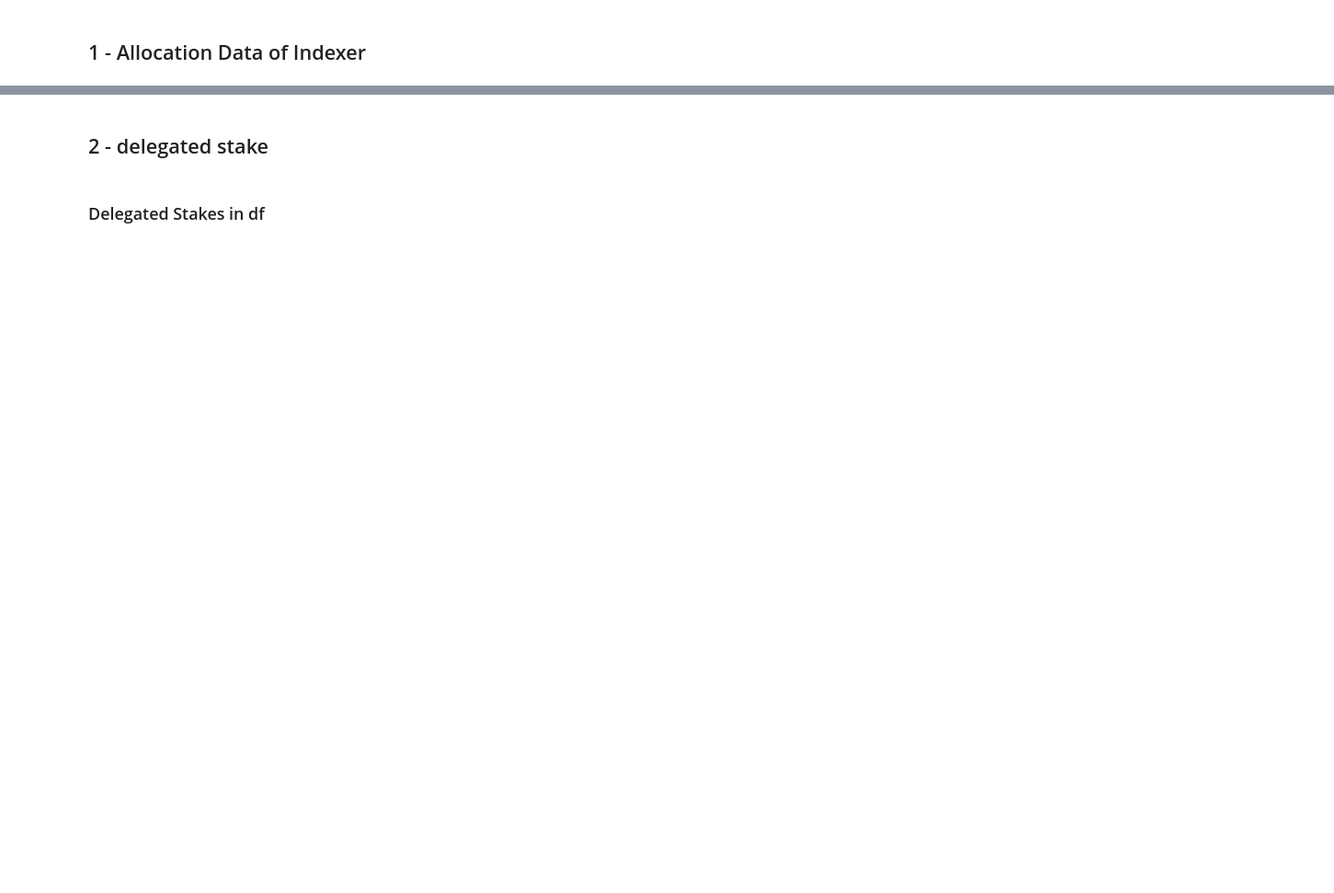
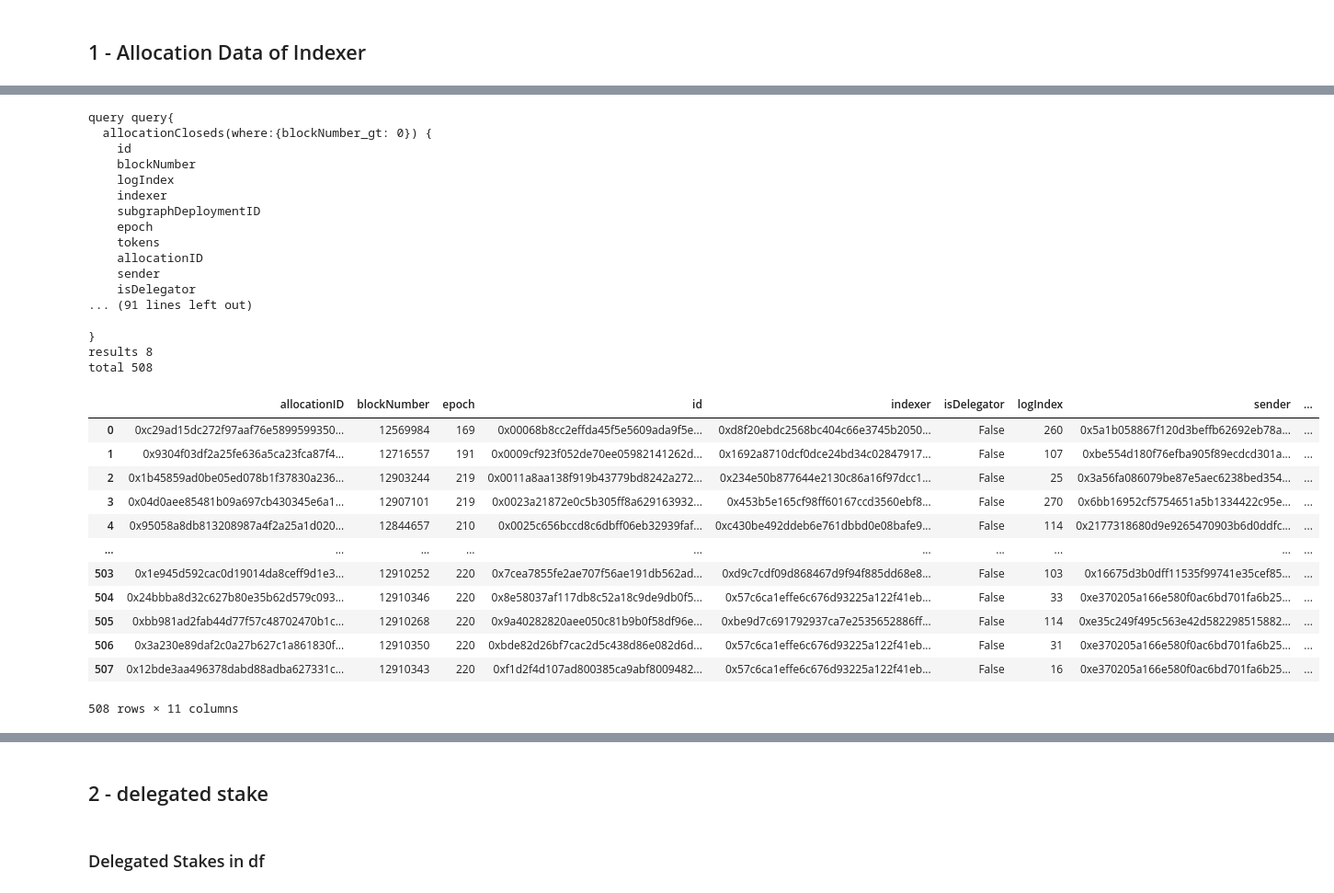
Before and after one commit to BlockScience/TheGraph, a Jupyter notebook: GraphQL_data/data_access_v2.ipynb, the cells around one changed output, grey strips where cells are left out. Shown at 92% size. Drawn from its saved outputs; the diff is of its cells as text; code cells hidden in the pictures; blank space fills up the shorter version.

```diff
--- a/GraphQL_data/data_access_v2.ipynb
+++ b/GraphQL_data/data_access_v2.ipynb
@@ -161,3 +158,58 @@ df4
+# %%
+url = 'https://api.thegraph.com/subgraphs/name/fordn/graph-network-events'
+
+close_query = """query{
+  allocationCloseds() {
+    id
+    blockNumber
+    logIndex
+    indexer
+    subgraphDeploymentID
+    epoch
+    tokens
+    allocationID
+    sender
+    isDelegator
+  }
+
+}"""
+
+field_name = 'allocationCloseds'
+
+df6 = query_theGraph(close_query, field_name, url, True)
+df6['type'] = 'allocationCloseds'
+df6
+# %% [output]
+query query{
+  allocationCloseds(where:{blockNumber_gt: 0}) {
+    id
+    blockNumber
+    logIndex
+    indexer
+    subgraphDeploymentID
+    epoch
+    tokens
+    allocationID
+    sender
+    isDelegator
+... (91 lines left out)
+
+}
+results 8
+total 508
+|  | allocationID | blockNumber | epoch | id | indexer | isDelegator | logIndex | sender | ... |
+| 0 | 0xc29ad15dc272f97aaf76e5899599350... | 12569984 | 169 | 0x00068b8cc2effda45f5e5609ada9f5e... | 0xd8f20ebdc2568bc404c66e3745b2050... | False | 260 | 0x5a1b058867f120d3beffb62692eb78a... | ... |
+| 1 | 0x9304f03df2a25fe636a5ca23fca87f4... | 12716557 | 191 | 0x0009cf923f052de70ee05982141262d... | 0x1692a8710dcf0dce24bd34c02847917... | False | 107 | 0xbe554d180f76efba905f89ecdcd301a... | ... |
+| 2 | 0x1b45859ad0be05ed078b1f37830a236... | 12903244 | 219 | 0x0011a8aa138f919b43779bd8242a272... | 0x234e50b877644e2130c86a16f97dcc1... | False | 25 | 0x3a56fa086079be87e5aec6238bed354... | ... |
+| 3 | 0x04d0aee85481b09a697cb430345e6a1... | 12907101 | 219 | 0x0023a21872e0c5b305ff8a629163932... | 0x453b5e165cf98ff60167ccd3560ebf8... | False | 270 | 0x6bb16952cf5754651a5b1334422c95e... | ... |
+| 4 | 0x95058a8db813208987a4f2a25a1d020... | 12844657 | 210 | 0x0025c656bccd8c6dbff06eb32939faf... | 0xc430be492ddeb6e761dbbd0e08bafe9... | False | 114 | 0x2177318680d9e9265470903b6d0ddfc... | ... |
+| ... | ... | ... | ... | ... | ... | ... | ... | ... | ... |
+| 503 | 0x1e945d592cac0d19014da8ceff9d1e3... | 12910252 | 220 | 0x7cea7855fe2ae707f56ae191db562ad... | 0xd9c7cdf09d868467d9f94f885dd68e8... | False | 103 | 0x16675d3b0dff11535f99741e35cef85... | ... |
+| 504 | 0x24bbba8d32c627b80e35b62d579c093... | 12910346 | 220 | 0x8e58037af117db8c52a18c9de9db0f5... | 0x57c6ca1effe6c676d93225a122f41eb... | False | 33 | 0xe370205a166e580f0ac6bd701fa6b25... | ... |
+| 505 | 0xbb981ad2fab44d77f57c48702470b1c... | 12910268 | 220 | 0x9a40282820aee050c81b9b0f58df96e... | 0xbe9d7c691792937ca7e2535652886ff... | False | 114 | 0xe35c249f495c563e42d582298515882... | ... |
+| 506 | 0x3a230e89daf2c0a27b627c1a861830f... | 12910350 | 220 | 0xbde82d26bf7cac2d5c438d86e082d6d... | 0x57c6ca1effe6c676d93225a122f41eb... | False | 31 | 0xe370205a166e580f0ac6bd701fa6b25... | ... |
+| 507 | 0x12bde3aa496378dabd88adba627331c... | 12910343 | 220 | 0xf1d2f4d107ad800385ca9abf8009482... | 0x57c6ca1effe6c676d93225a122f41eb... | False | 16 | 0xe370205a166e580f0ac6bd701fa6b25... | ... |
+508 rows × 11 columns
 # %%
 url = 'https://api.thegraph.com/subgraphs/name/fordn/graph-network-events'
 
```
Also changed, not shown: parts of 14 cells of this notebook, 4 other files.
